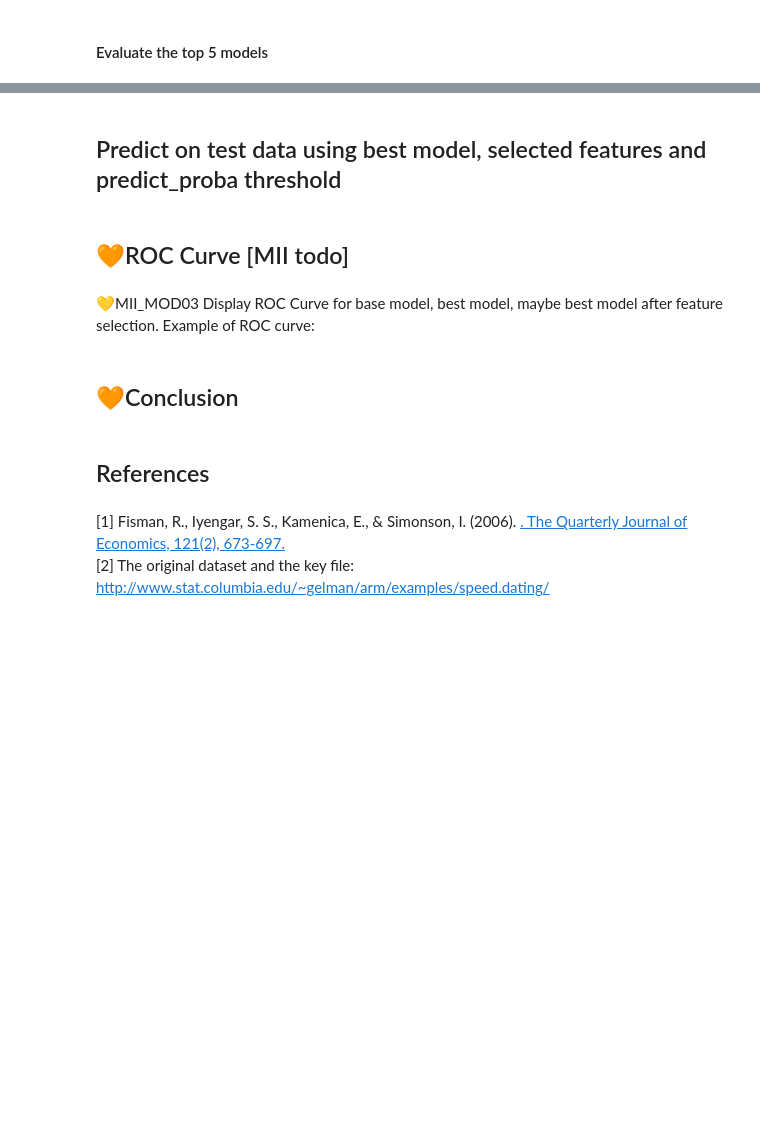
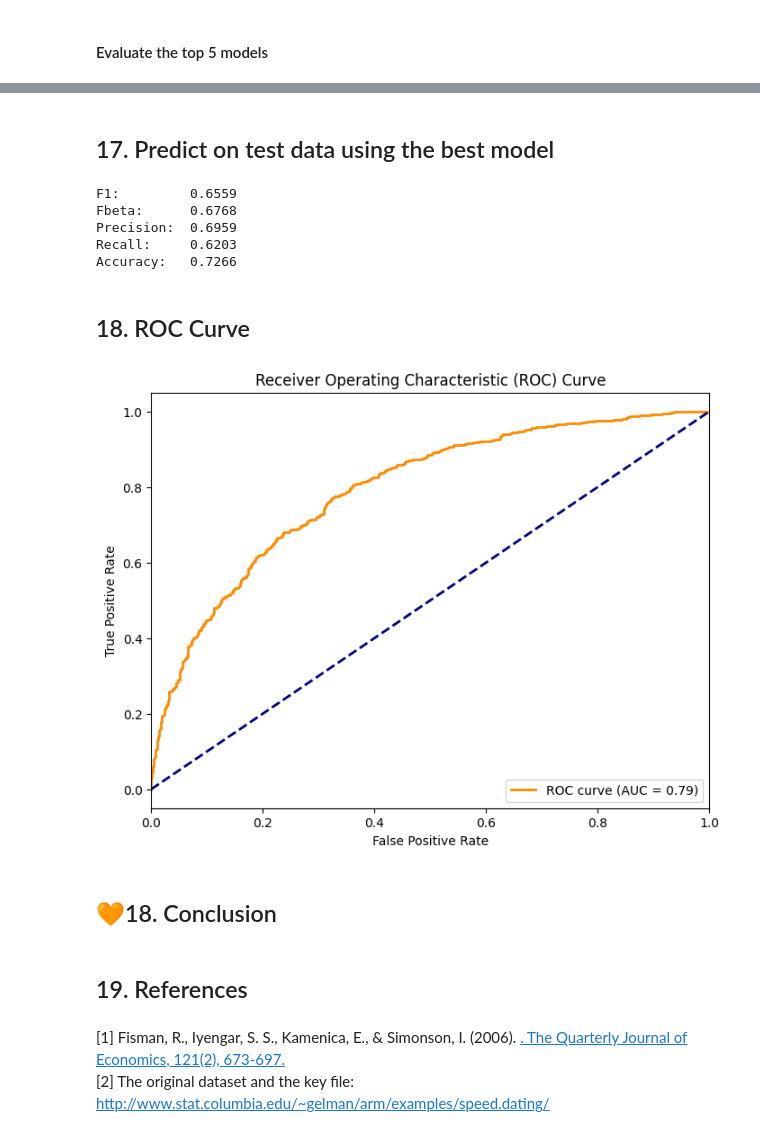
Before and after one commit to MirkaIvanova/Projects, a Jupyter notebook: Predicting-Dating-Match-Success-Using-Machine-Learning/Predicting Dating Match Success Using Machine Learning.ipynb, the cells around one changed output, grey strips where cells are left out. Drawn from its saved outputs; the diff is of its cells as text; code cells hidden in the pictures; blank space fills up the shorter version.

```diff
--- a/Predicting-Dating-Match-Success-Using-Machine-Learning/Predicting Dating Match Success Using Machine Learning.ipynb
+++ b/Predicting-Dating-Match-Success-Using-Machine-Learning/Predicting Dating Match Success Using Machine Learning.ipynb
@@ -1515,6 +1543,6 @@ param_grid_top5 = [
     # {** hdbc_param_grid}, # 💚MII uncomment!
     {** xgb_param_grid},
     # {** rf_param_grid},
-    {** gb_param_grid},
+    # {** gb_param_grid},
     # {** svc_param_grid},
 ]
@@ -1644,2 +1672,2 @@ print(f"Best selected features: ", str(selected_features))
 # %% [markdown]
-## Predict on test data using best model, selected features and predict_proba threshold
+## 17. Predict on test data using the best model
@@ -1648,45 +1674,35 @@ predict_and_score_on_test_data(best_model, X_test, y_test, best_predict_proba_th
 # %%
-scores = predict_and_score(best_model_final, X_test, y_test, 0.5, X_train.columns)
+scores = predict_and_score(best_model_final, X_test, y_test, 0.5, X_test.columns)
 print_scores(scores)
+# %% [output]
+F1:         0.6559
+Fbeta:      0.6768
+Precision:  0.6959
+Recall:     0.6203
+Accuracy:   0.7266
 # %% [markdown]
-## 🧡ROC Curve [MII todo]
+## 18. ROC Curve
-# %% [markdown]
-💛MII_MOD03 Display ROC Curve for base model, best model, maybe best model after feature selection. Example of ROC curve:
 # %%
-%%skip
-
-# Generate a sample dataset
-X, y = make_classification(n_samples=1000, n_features=10, n_informative=5, random_state=42)
-
-# Split the data into training and testing sets
-X_train, X_test, y_train, y_test = train_test_split(X, y, test_size=0.2, random_state=42)
-
-# Train a logistic regression model
-model = LogisticRegression()
-model.fit(X_train, y_train)
-
 # Calculate the predicted probabilities for the test set
-y_pred_prob = model.predict_proba(X_test)[:, 1]
+y_pred_prob = best_model_final.predict_proba(X_test)[:, 1]
 
 # Calculate the ROC curve and AUC
 fpr, tpr, thresholds = roc_curve(y_test, y_pred_prob)
 roc_auc = auc(fpr, tpr)
 
 # Plot the ROC curve
-plt.figure(figsize=(8, 6))
-plt.plot(fpr, tpr, color='darkorange', lw=2, label='ROC curve (AUC = %0.2f)' % roc_auc)
-plt.plot([0, 1], [0, 1], color='navy', lw=2, linestyle='--')
-plt.xlim([0.0, 1.0])
-plt.ylim([0.0, 1.05])
-plt.xlabel('False Positive Rate')
-plt.ylabel('True Positive Rate')
-plt.title('Receiver Operating Characteristic (ROC) Curve')
-plt.legend(loc="lower right")
-plt.show()
+cplt.figure(figsize=(8, 6))
+cplt.plot(fpr, tpr, color='darkorange', lw=2, label='ROC curve (AUC = %0.2f)' % roc_auc)
+cplt.plot([0, 1], [0, 1], color='navy', lw=2, linestyle='--')
+cplt.xylim(0.0, 1.0, )
+cplt.txylabel('Receiver Operating Characteristic (ROC) Curve', 'False Positive Rate', 'True Positive Rate')
+cplt.legend(loc="lower right").show()
+# %% [output]
+[figure, added]
 # %% [markdown]
-## 🧡Conclusion
+## 🧡18. Conclusion
 # %% [markdown]
-## References
+## 19. References
 # %% [markdown]
 <div id="ref1">
     [1] Fisman, R., Iyengar, S. S., Kamenica, E., & Simonson, I. (2006). <a href="https://doi.org/10.1162/qjec.2006.121.2.673, [pdf](http://www.stat.columbia.edu/~gelman/stuff_for_blog/sheena.pdf" Gender Differences in Mate Selection: Evidence From a Speed Dating Experiment</a>. The Quarterly Journal of Economics, 121(2), 673-697.
```
Also changed, not shown: parts of 97 cells of this notebook, 1 other file.
